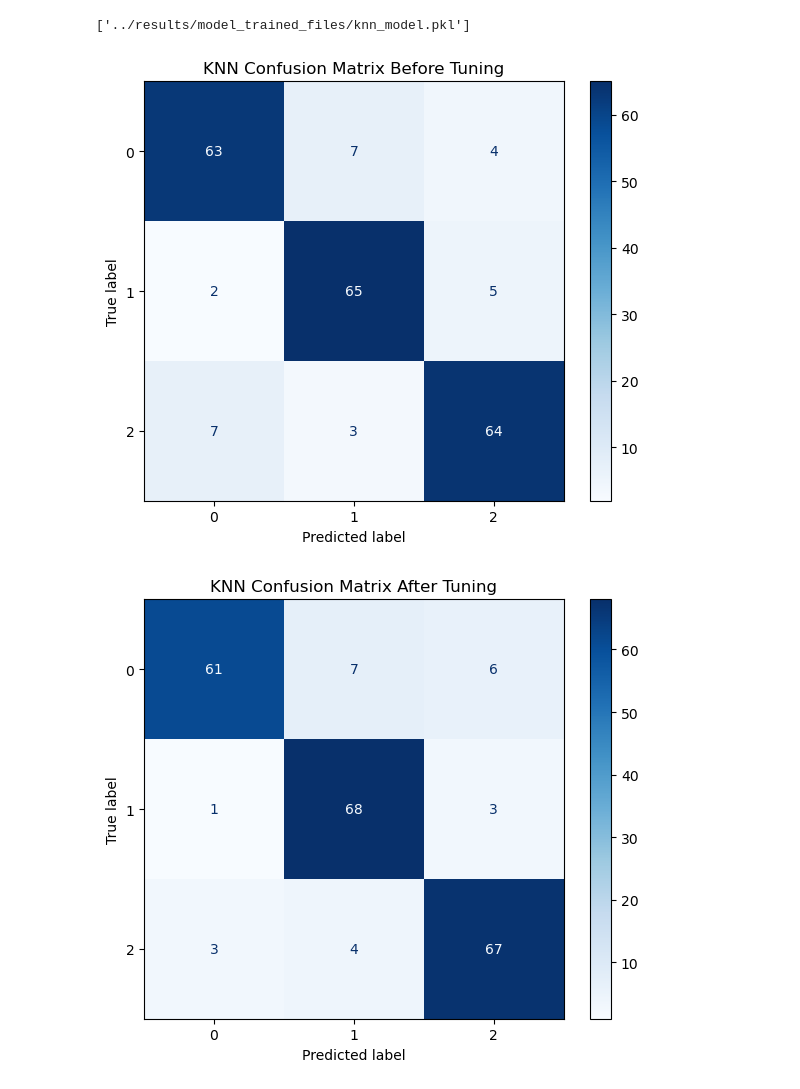
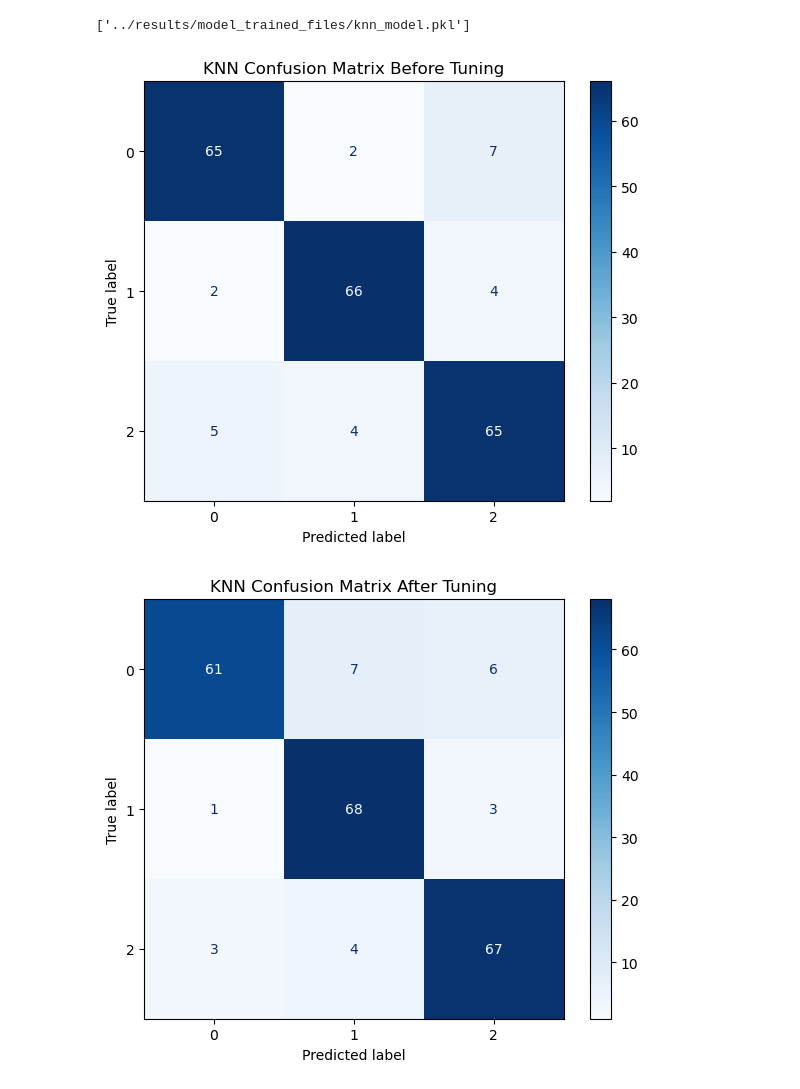
Before and after one commit to chandiracje/AIMAL_Project_Y2S1_G8.1_03, a Jupyter notebook: notebooks/KNN_(IT25102446).ipynb, the cells around one changed output. Drawn from its saved outputs; the diff is of its cells as text; code cells hidden in the pictures.

```diff
--- a/notebooks/KNN_(IT25102446).ipynb
+++ b/notebooks/KNN_(IT25102446).ipynb
@@ -198,18 +198,18 @@ from sklearn.inspection import DecisionBoundaryDisplay
 # %%
 #Before tuning
 
 fig, ax = plt.subplots(figsize=(6, 5))
 ConfusionMatrixDisplay.from_predictions(
-    y_test_pca,
-    knn_preds_pca,
+    y_test,
+    knn_preds,
     cmap="Blues",
     ax=ax
 )
 ax.set_title("KNN Confusion Matrix Before Tuning")
 plt.tight_layout()
 plt.show()
 # %% [output]
-[figure, old version]
+[figure, new version]
 # %%
 #After tuning
 
```
Also changed, not shown: parts of 4 cells of this notebook, 10 other files.
